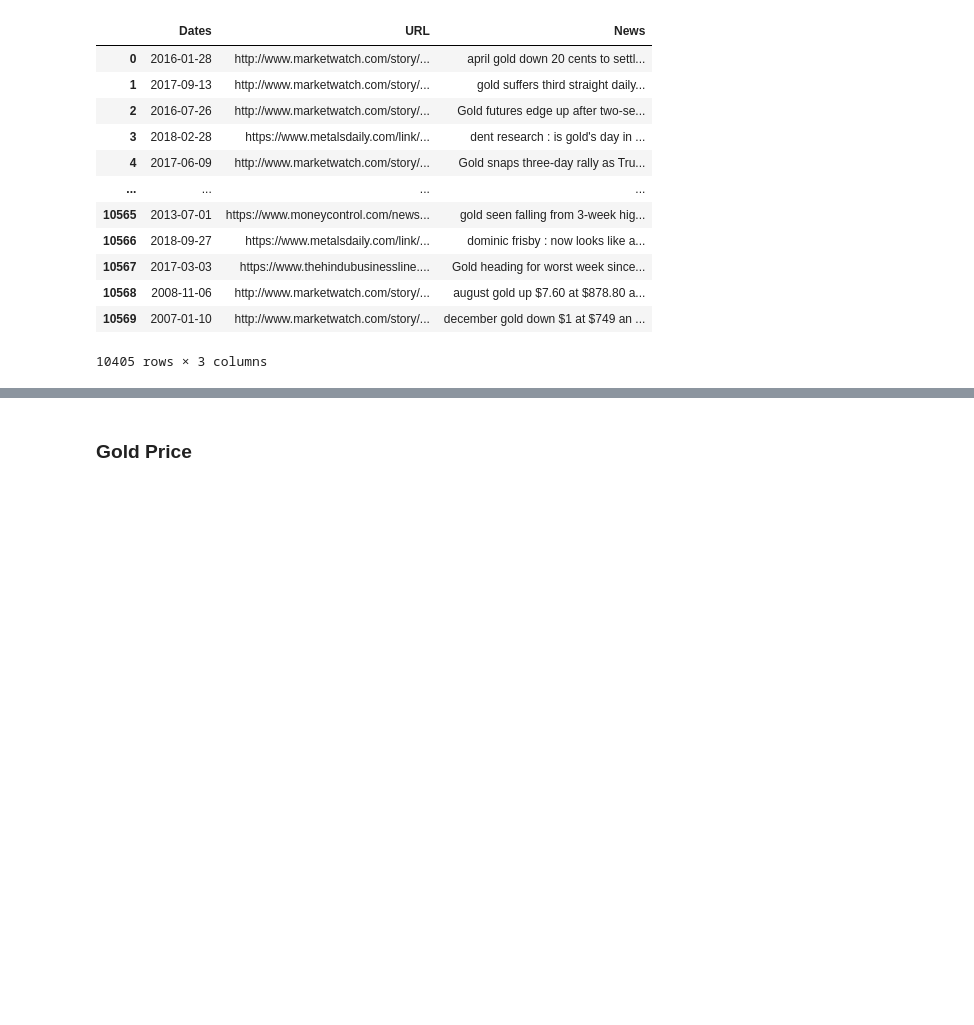
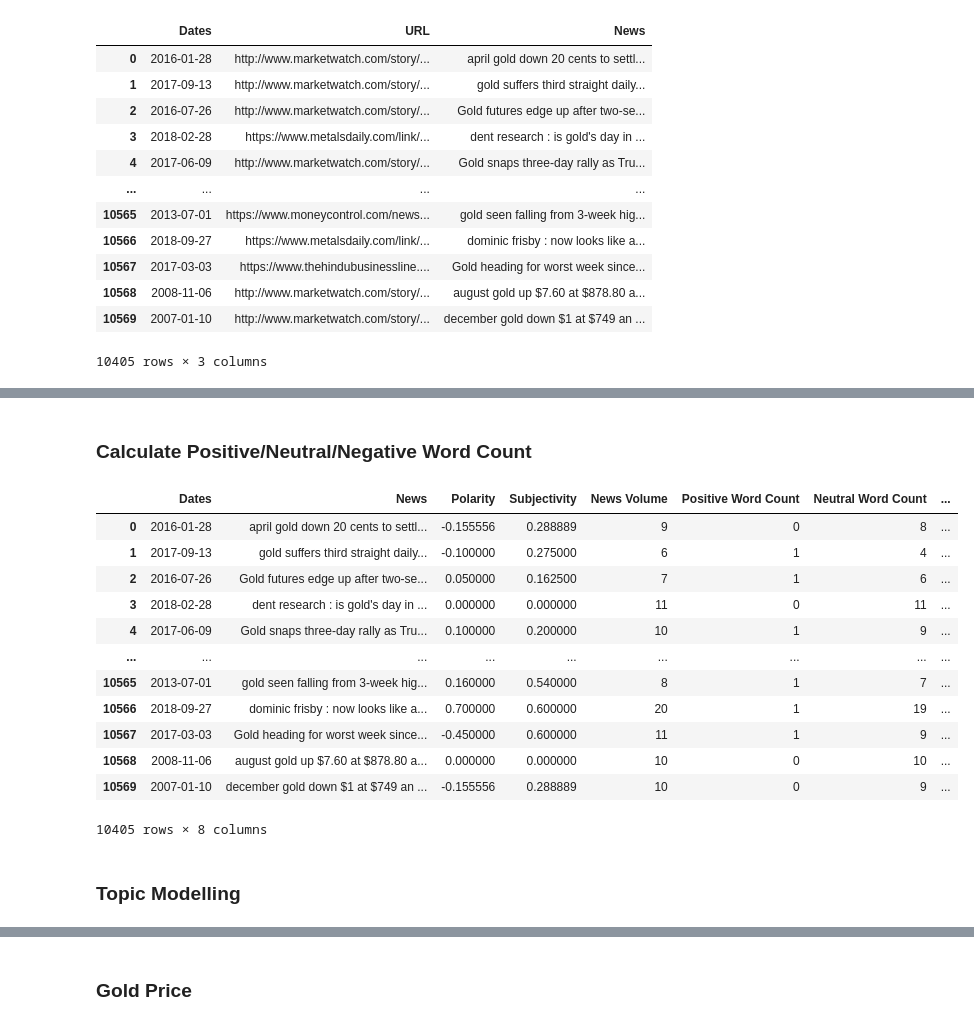
Before and after one commit to itsGarrin/nlp-commodities-price-prediction, a Jupyter notebook: notebook/nlp-commodities-price-prediction.ipynb, the cells around one changed output, grey strips where cells are left out. Cells and saved outputs as stored; diff of their text form; code cells hidden in the pictures; blank space fills up the shorter version.

```diff
--- a/notebook/nlp-commodities-price-prediction.ipynb
+++ b/notebook/nlp-commodities-price-prediction.ipynb
@@ -201,0 +233,30 @@ sentiment_data
+# %% [markdown]
+### Calculate Positive/Neutral/Negative Word Count
+# %%
+# calculate positive word count
+sentiment_data['Positive Word Count'] = sentiment_data['News'].progress_apply(
+    lambda x: len([word for word in x.split() if TextBlob(word).correct().sentiment.polarity > 0]))
+# calculate neutral word count
+sentiment_data['Neutral Word Count'] = sentiment_data['News'].progress_apply(
+    lambda x: len([word for word in x.split() if TextBlob(word).correct().sentiment.polarity == 0]))
+# calculate negative word count
+sentiment_data['Negative Word Count'] = sentiment_data['News'].progress_apply(
+    lambda x: len([word for word in x.split() if TextBlob(word).correct().sentiment.polarity < 0]))
+
+sentiment_data
+# %% [output]
+|  | Dates | News | Polarity | Subjectivity | News Volume | Positive Word Count | Neutral Word Count | ... |
+| 0 | 2016-01-28 | april gold down 20 cents to settl... | -0.155556 | 0.288889 | 9 | 0 | 8 | ... |
+| 1 | 2017-09-13 | gold suffers third straight daily... | -0.100000 | 0.275000 | 6 | 1 | 4 | ... |
+| 2 | 2016-07-26 | Gold futures edge up after two-se... | 0.050000 | 0.162500 | 7 | 1 | 6 | ... |
+| 3 | 2018-02-28 | dent research : is gold's day in ... | 0.000000 | 0.000000 | 11 | 0 | 11 | ... |
+| 4 | 2017-06-09 | Gold snaps three-day rally as Tru... | 0.100000 | 0.200000 | 10 | 1 | 9 | ... |
+| ... | ... | ... | ... | ... | ... | ... | ... | ... |
+| 10565 | 2013-07-01 | gold seen falling from 3-week hig... | 0.160000 | 0.540000 | 8 | 1 | 7 | ... |
+| 10566 | 2018-09-27 | dominic frisby : now looks like a... | 0.700000 | 0.600000 | 20 | 1 | 19 | ... |
+| 10567 | 2017-03-03 | Gold heading for worst week since... | -0.450000 | 0.600000 | 11 | 1 | 9 | ... |
+| 10568 | 2008-11-06 | august gold up $7.60 at $878.80 a... | 0.000000 | 0.000000 | 10 | 0 | 10 | ... |
+| 10569 | 2007-01-10 | december gold down $1 at $749 an ... | -0.155556 | 0.288889 | 10 | 0 | 9 | ... |
+10405 rows × 8 columns
+# %% [markdown]
+### Topic Modelling
```
Also changed, not shown: parts of 19 cells of this notebook.
